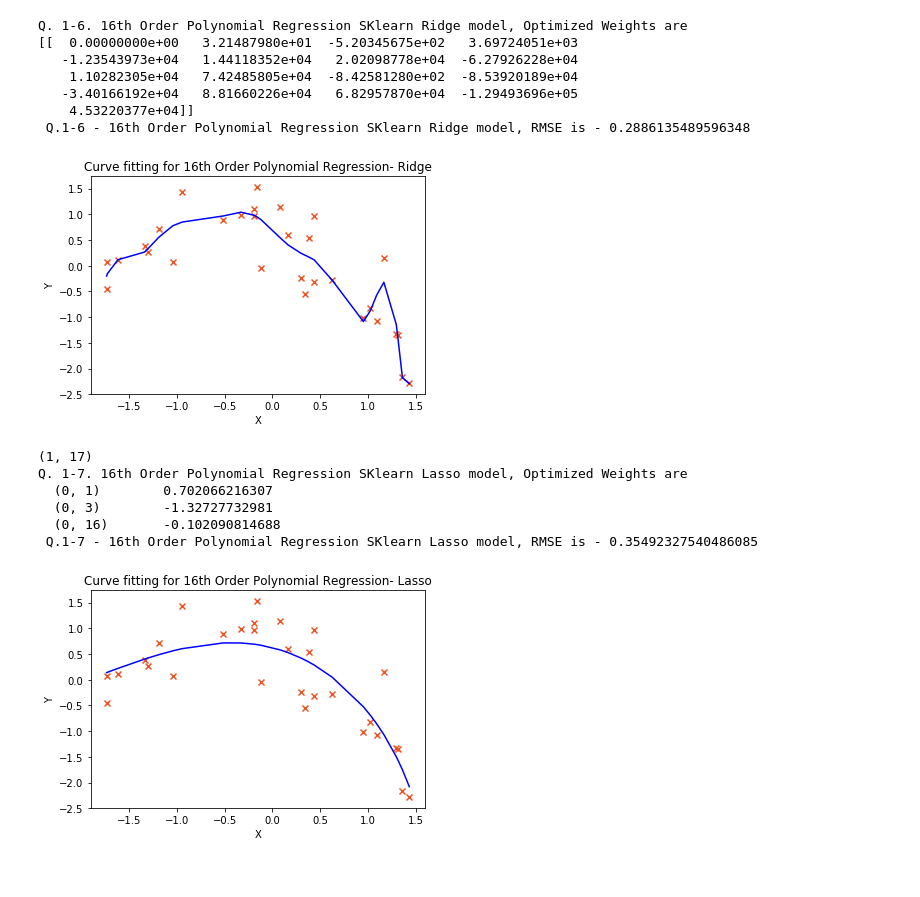
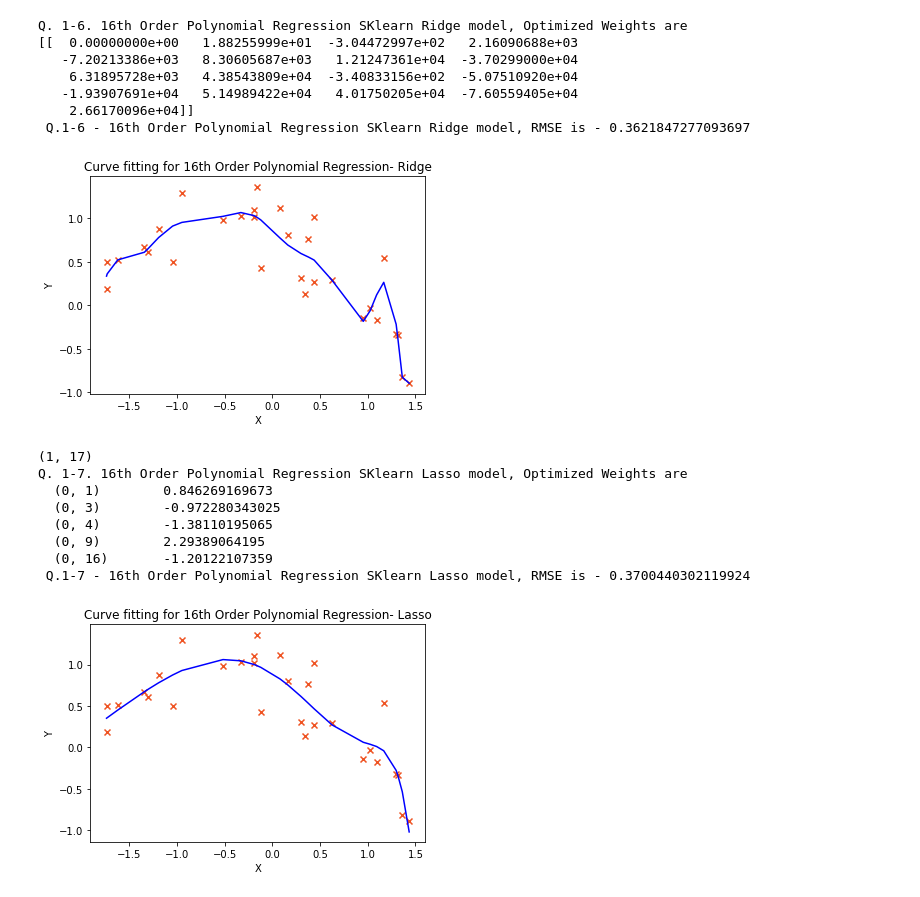
Before and after one commit to MeenakshiParyani/Polynomial-Regression, a Jupyter notebook: Polynomial-Regression.ipynb, the cells around one changed output. Drawn from its saved outputs; the diff is of its cells as text; code cells hidden in the pictures.

```diff
--- a/Polynomial-Regression.ipynb
+++ b/Polynomial-Regression.ipynb
@@ -32,15 +32,14 @@ def drawPlot(Xcord, Ycord, y_pred, order, title):
     plt.plot(Xcord, y_pred, c='blue')
 
 def normalizeData(df, needSort):
-    normalized_df=(df-df.mean())/df.std()
+
     #print(normalized_df.head())
-    normalized_df.insert(0,-1,1)# inserting ones column for beta0
     if(needSort):
-        normalized_df = normalized_df.sort_values(by=['x']) # sort values for plotting sane graph
-    X = normalized_df[[-1,'x']]
-    Y = normalized_df[['y']]
-    X = normalized_df.drop(['y'], axis=1)
-    #print(X.head())
+        df = df.sort_values(by=['x']) # sort values for plotting sane graph
+    Y = df[['y']]
+    X = df.drop(['y'], axis=1)
+    X = (X-X.mean())/X.std()
+    X.insert(0,-1,1)# inserting ones column for beta0
     return X, Y
 
 def gradientDescentUsingMatrix(x, y, beta, learning_rate, iters):
@@ -69,8 +68,10 @@ def gradientDescentUsingMatrix(x, y, beta, learning_rate, iters):
     #plt.show()
     return beta, cost, new_cost
 
-# Normalize the data for proper scaling
-X, Y = normalizeData(df, False);
+df.insert(0,-1,1)# inserting ones column for beta0
+Y = df[['y']]
+X = df.drop(['y'], axis=1)
+
 X =  np.matrix(X.values)
 Y =  np.matrix(Y.values)
 
@@ -223,40 +230,42 @@ Ycord = list(YM[:,0].flat)
 drawPlot(Xcord, Ycord, Ypred, 16, "- Ridge")
 # %% [output]
 Q. 1-6. 16th Order Polynomial Regression SKlearn Ridge model, Optimized Weights are
-[[  0.00000000e+00   3.21487980e+01  -5.20345675e+02   3.69724051e+03
-   -1.23543973e+04   1.44118352e+04   2.02098778e+04  -6.27926228e+04
-    1.10282305e+04   7.42485805e+04  -8.42581280e+02  -8.53920189e+04
-   -3.40166192e+04   8.81660226e+04   6.82957870e+04  -1.29493696e+05
-    4.53220377e+04]]
- Q.1-6 - 16th Order Polynomial Regression SKlearn Ridge model, RMSE is - 0.2886135489596348
+[[  0.00000000e+00   1.88255999e+01  -3.04472997e+02   2.16090688e+03
+   -7.20213386e+03   8.30605687e+03   1.21247361e+04  -3.70299000e+04
+    6.31895728e+03   4.38543809e+04  -3.40833156e+02  -5.07510920e+04
+   -1.93907691e+04   5.14989422e+04   4.01750205e+04  -7.60559405e+04
+    2.66170096e+04]]
+ Q.1-6 - 16th Order Polynomial Regression SKlearn Ridge model, RMSE is - 0.3621847277093697
-[figure, old version]
+[figure, new version]
 # %%
 # 1-7 16th Order Polynomial Regression scikit-learn Lasso model
 
 df = data1;
 normalized_df_poly = generatePolynomialInput(df, 16)
 X, Y = normalizeData(normalized_df_poly, True); # Normalize the data for proper scaling
 # this Alpha(Regularization Strength) value gives the lowest cost
-clf = Lasso(alpha=0.001, copy_X = True, fit_intercept = True, max_iter = 1000000, normalize=False,
+clf = Lasso(alpha=0.0001, copy_X = True, fit_intercept = True, max_iter = 1000000, normalize=False,
       positive=False, precompute=False, random_state=None, selection = 'cyclic', tol=0.0001, warm_start=False)
 clf.fit(X,Y)
 
 beta = clf.sparse_coef_
 Ypred = clf.predict(X)
 print(beta.shape)
 print("Q. 1-7. 16th Order Polynomial Regression SKlearn Lasso model, Optimized Weights are\n" + str(beta))
 print(" Q.1-7 - 16th Order Polynomial Regression SKlearn Lasso model, " + colored('RMSE is - ' + str(get_rmse(np.matrix(X), np.matrix(Y), beta)), 'green'))
 XM = np.matrix(X.values)
 YM = np.matrix(Y.values)
 Xcord = list(XM[:,1].flat)
 Ycord = list(YM[:,0].flat)
 
 drawPlot(Xcord, Ycord, Ypred, 16, "- Lasso")
 # %% [output]
 (1, 17)
 Q. 1-7. 16th Order Polynomial Regression SKlearn Lasso model, Optimized Weights are
-  (0, 1)        0.702066216307
-  (0, 3)        -1.32727732981
-  (0, 16)       -0.102090814688
- Q.1-7 - 16th Order Polynomial Regression SKlearn Lasso model, RMSE is - 0.35492327540486085
+  (0, 1)        0.846269169673
+  (0, 3)        -0.972280343025
+  (0, 4)        -1.38110195065
+  (0, 9)        2.29389064195
+  (0, 16)       -1.20122107359
+ Q.1-7 - 16th Order Polynomial Regression SKlearn Lasso model, RMSE is - 0.3700440302119924
-[figure, old version]
+[figure, new version]
```
Also changed, not shown: parts of 5 cells of this notebook.
